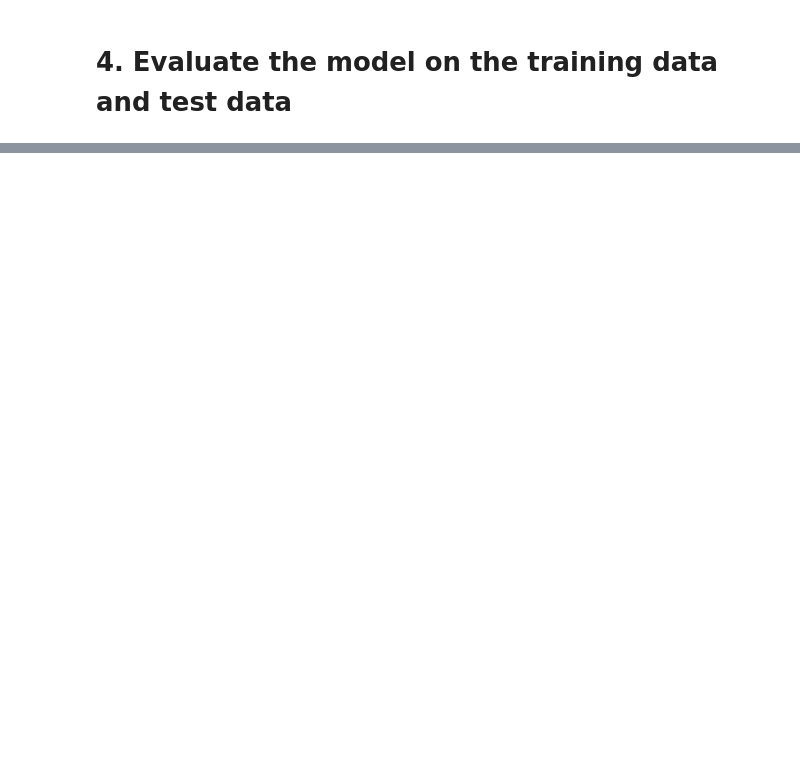
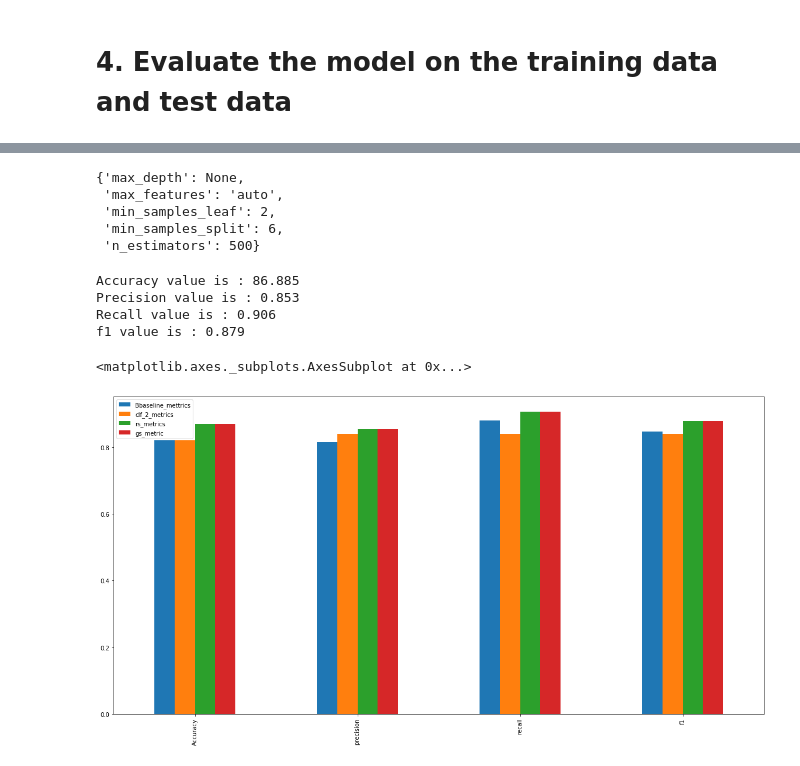
Before and after one commit to JayJavaDevelopment/DataScience, a Jupyter notebook: Introduction to scikit-Learn Clasification.ipynb, the cells around one changed output, grey strips where cells are left out. Drawn from its saved outputs; the diff is of its cells as text; code cells hidden in the pictures; blank space fills up the shorter version.

```diff
--- a/Introduction to scikit-Learn Clasification.ipynb
+++ b/Introduction to scikit-Learn Clasification.ipynb
@@ -180,0 +323,24 @@ grid.best_params_
+# %%
+from sklearn.model_selection import RandomizedSearchCV
+
+randomSCV = {
+            "n_estimators" : [10, 100, 200, 500, 1000, 1200],
+            "max_depth" : [None, 5, 10, 20, 30],
+            "max_features" : ["auto", "sqrt"],
+            "min_samples_leaf" : [1,2,4],
+            "min_samples_split" : [2,4,6]
+}
+
+
+np.random.seed(42)
+
+X = heart_disease.drop(["target"],  axis=1)
+y = heart_disease["target"]
+
+X_train, X_test, y_train, y_test = train_test_split(X,y, test_size = 0.2)
+
+clf = RandomForestClassifier(n_jobs=1)
+
+rs_clf = RandomizedSearchCV(clf,param_distributions = randomSCV,n_iter=10,cv=5,verbose=2)
+
+rs_clf.fit(X_train,y_train)
@@ -180,0 +397,3 @@ grid.best_params_
+# %%
+y_preds = rs_clf.predict(X_test)
+rs_metrics = evaluate_preds(y_test, y_preds)
@@ -180,0 +461,27 @@ grid.best_params_
+# %%
+scv_clf.best_params_
+# %% [output]
+{'max_depth': None,
+ 'max_features': 'auto',
+ 'min_samples_leaf': 2,
+ 'min_samples_split': 6,
+ 'n_estimators': 500}
+# %%
+y_preds = scv_clf.predict(X_test)
+gs_metric = evaluate_preds(y_test,y_preds)
+# %% [output]
+Accuracy value is : 86.885
+Precision value is : 0.853
+Recall value is : 0.906
+f1 value is : 0.879
+# %%
+ df_metrics =    pd.DataFrame({
+        "Bbaseline_mettrics" : baseline_mettrics,
+         "clf_2_metrics" : clf_2_metrics,
+        "rs_metrics" : rs_metrics,
+        "gs_metric" : gs_metric
+                                })
+df_metrics.plot.bar(figsize=(20,10))
+# %% [output]
+<matplotlib.axes._subplots.AxesSubplot at 0x...>
+[figure, added]
```
Also changed, not shown: parts of 52 cells of this notebook.
